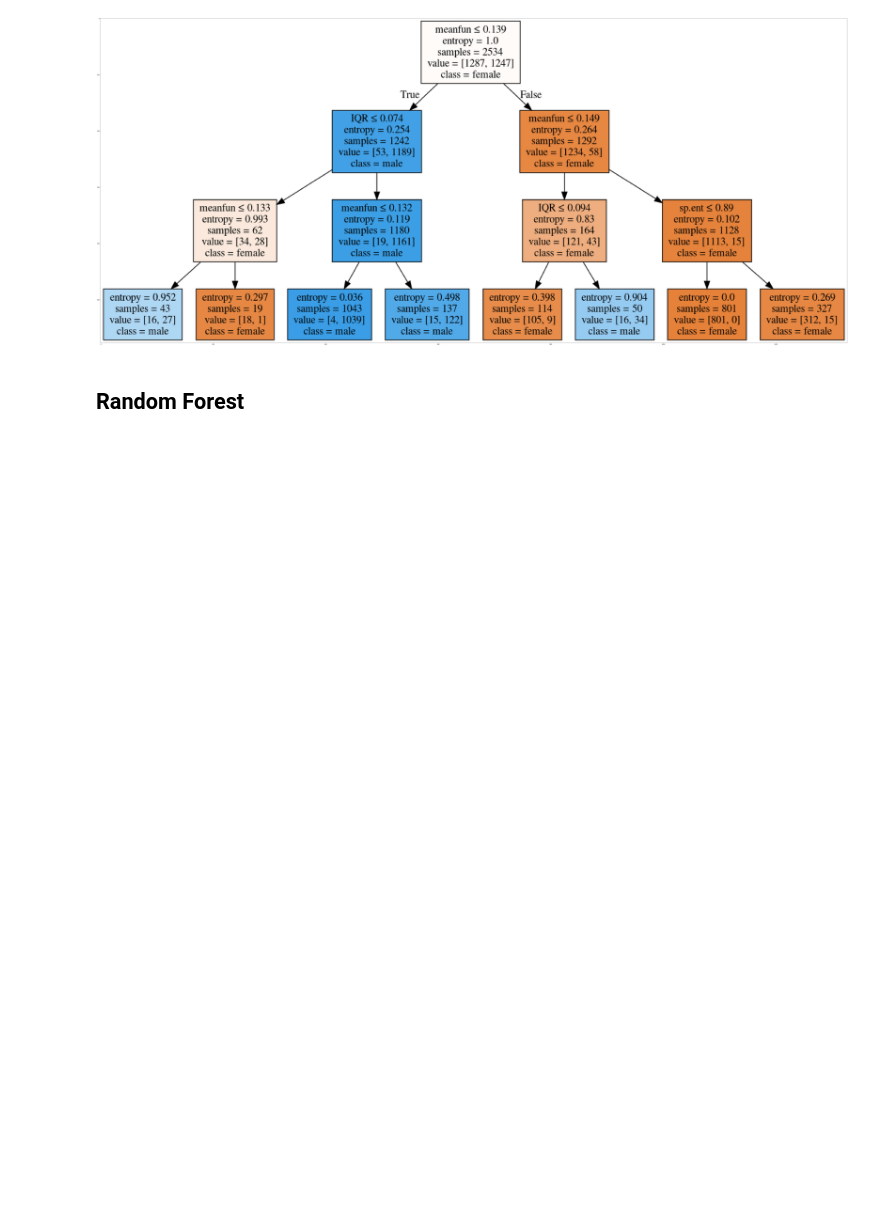
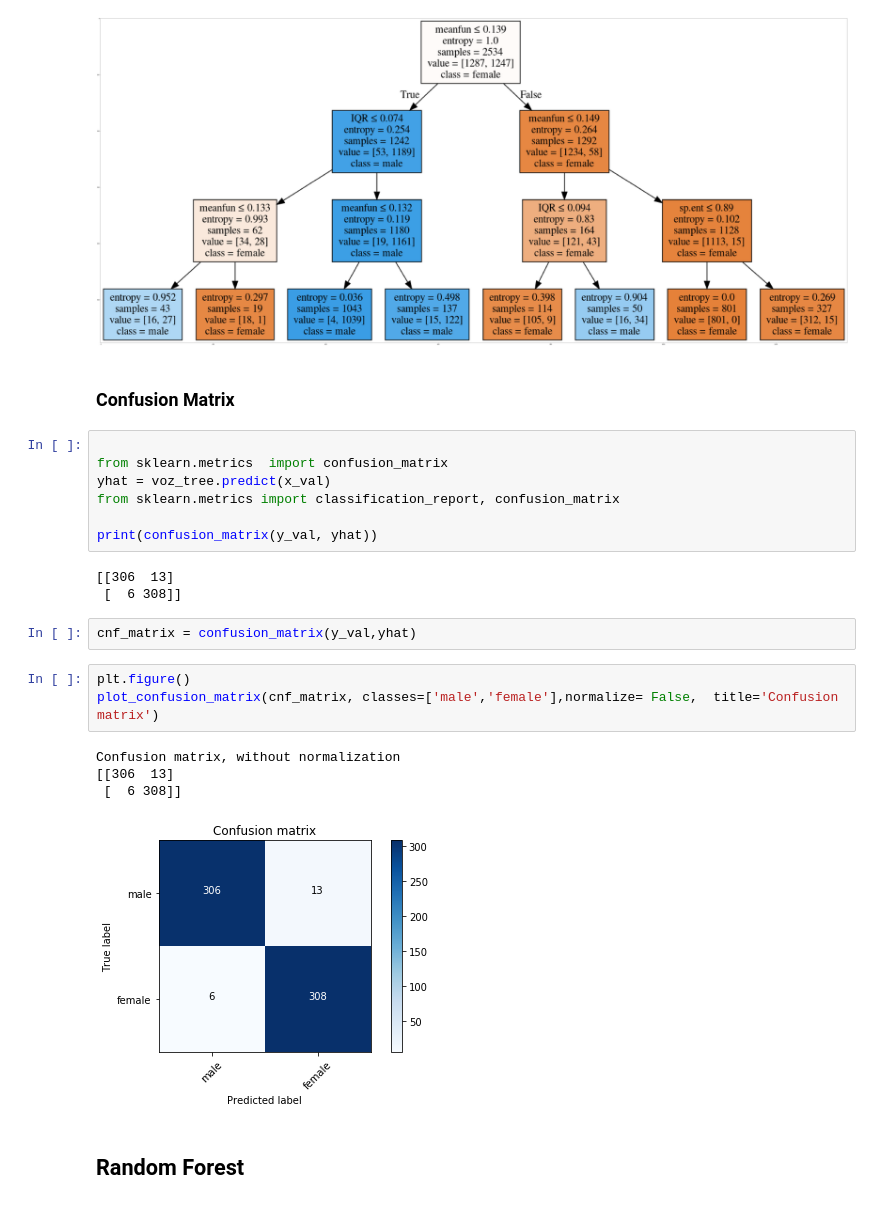
Before and after one commit to anthonymirandag/Project-Voice, a Jupyter notebook: VOICE.ipynb, the cells around one changed output. Cells and saved outputs as stored; diff of their text form; blank space fills up the shorter version.

Commit message:
[update] add confusion matrix

```diff
--- a/VOICE.ipynb
+++ b/VOICE.ipynb
@@ -234,6 +268,28 @@ targetNames = df['label'].unique().tolist()
 Visualization_tree(voz_tree,y_train,featuresNames,targetNames)
 # %% [output]
 [figure]
+# %% [markdown]
+### Confusion Matrix
+# %%
+
+from sklearn.metrics  import confusion_matrix
+yhat = voz_tree.predict(x_val)
+from sklearn.metrics import classification_report, confusion_matrix
+
+print(confusion_matrix(y_val, yhat))
+# %% [output]
+[[306  13]
+ [  6 308]]
+# %%
+cnf_matrix = confusion_matrix(y_val,yhat)
+# %%
+plt.figure()
+plot_confusion_matrix(cnf_matrix, classes=['male','female'],normalize= False,  title='Confusion matrix')
+# %% [output]
+Confusion matrix, without normalization
+[[306  13]
+ [  6 308]]
+[figure, added]
 # %% [markdown]
 ## Random Forest
 # %%
```
Also changed, not shown: parts of 6 cells of this notebook.
